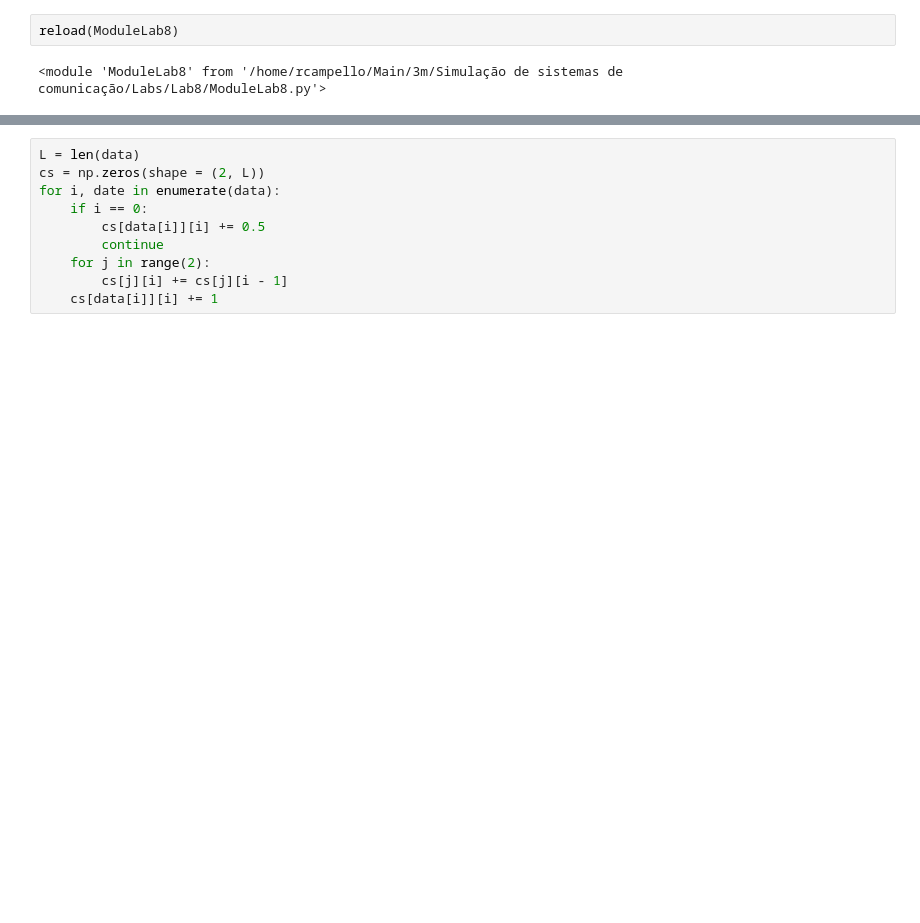
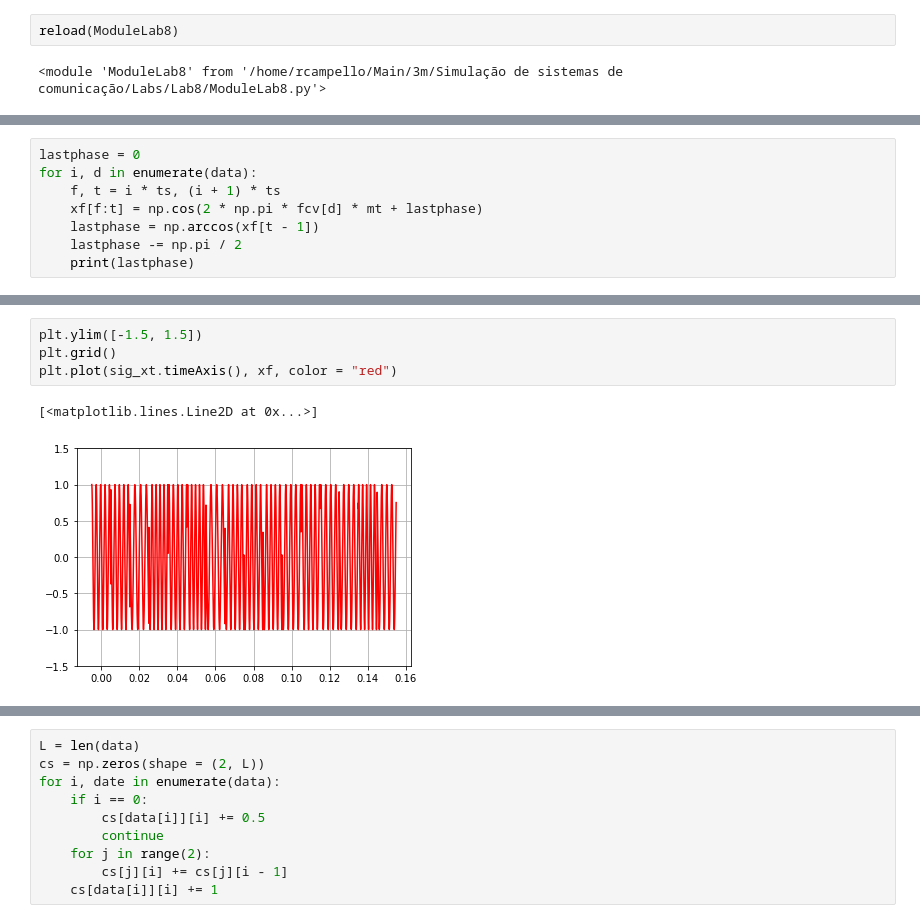
Before and after one commit to rafaelmcam/PeterMathysCommunicationsLab, a Jupyter notebook: Lab8/Lab8.ipynb, the cells around one changed output, grey strips where cells are left out. Cells and saved outputs as stored; diff of their text form; blank space fills up the shorter version.

```diff
--- a/Lab8/Lab8.ipynb
+++ b/Lab8/Lab8.ipynb
@@ -922,0 +961,8 @@ f1, f2 = 332, 723
+# %%
+lastphase = 0
+for i, d in enumerate(data):
+    f, t = i * ts, (i + 1) * ts
+    xf[f:t] = np.cos(2 * np.pi * fcv[d] * mt + lastphase)
+    lastphase = np.arccos(xf[t - 1])
+    lastphase -= np.pi / 2
+    print(lastphase)
@@ -922,0 +986,7 @@ f1, f2 = 332, 723
+# %%
+plt.ylim([-1.5, 1.5])
+plt.grid()
+plt.plot(sig_xt.timeAxis(), xf, color = "red")
+# %% [output]
+[<matplotlib.lines.Line2D at 0x...>]
+[figure, added]
```
Also changed, not shown: parts of 56 cells of this notebook, 2 other files.
